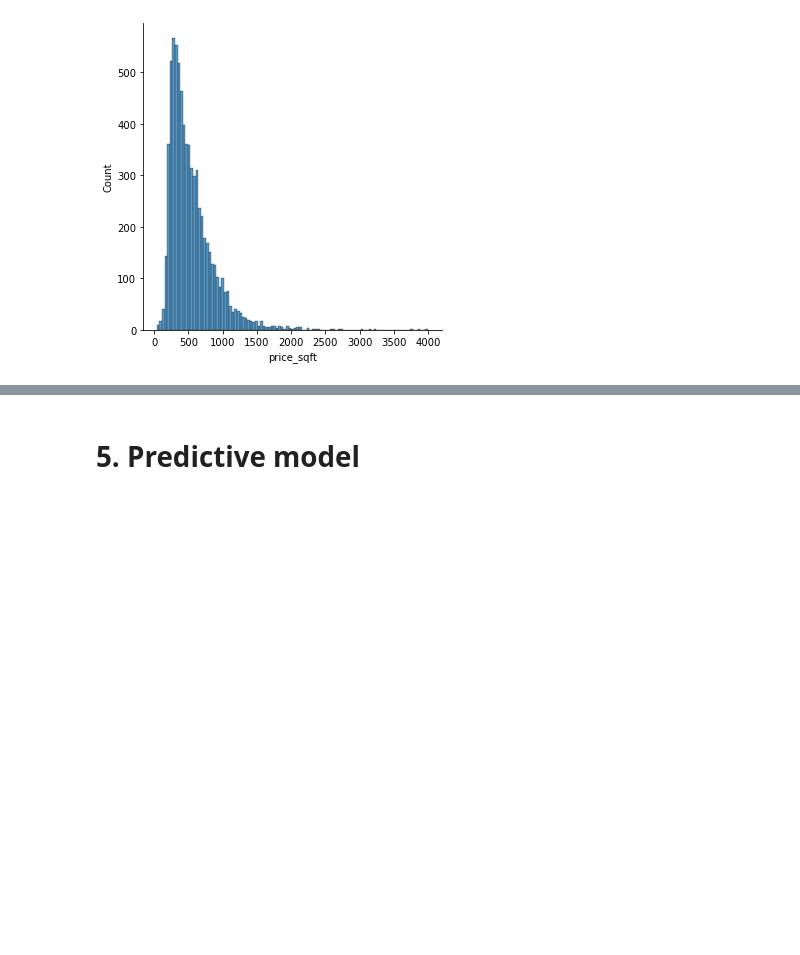
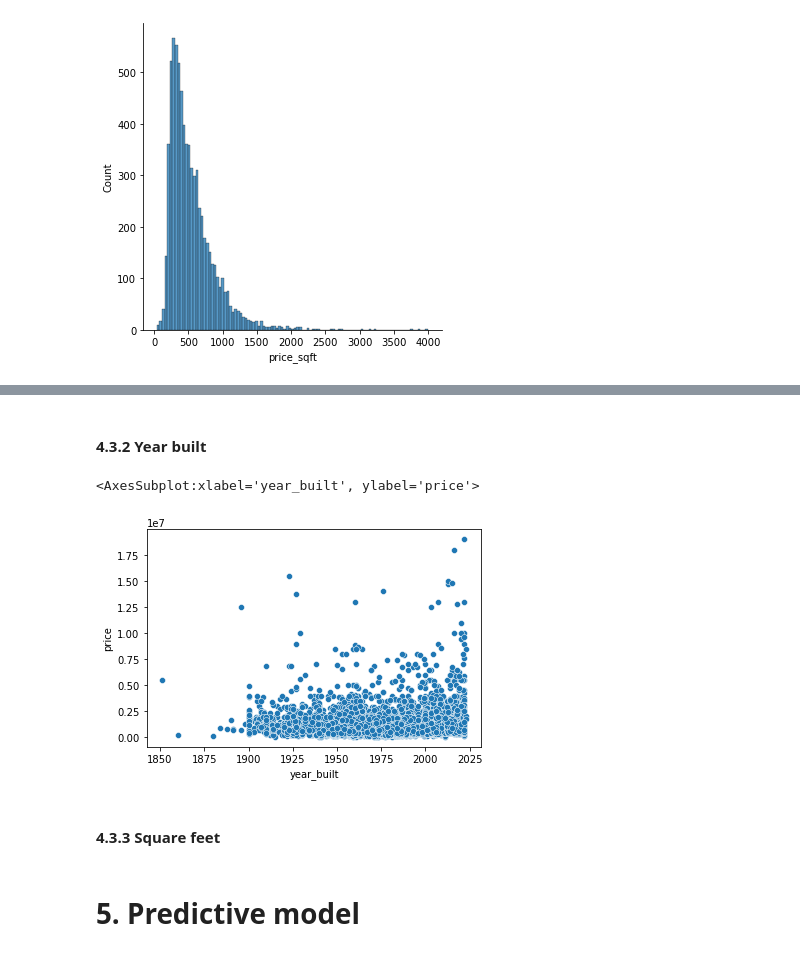
Before and after one commit to matsvdburg/Backup, a Jupyter notebook: Final Assignment - Mats van der Burg.ipynb, the cells around one changed output, grey strips where cells are left out. Saved outputs shown, nothing was run; the diff lists cells and outputs as text; code cells hidden in the pictures; blank space fills up the shorter version.

```diff
--- a/Final Assignment - Mats van der Burg.ipynb
+++ b/Final Assignment - Mats van der Burg.ipynb
@@ -501,3 +527,12 @@ sns.heatmap(df.corr());
+# %% [markdown]
+#### 4.3.2 Year built
+# %%
+sns.scatterplot(data = merged, x = "year_built", y = "price") # build scatterplot
+# %% [output]
+<AxesSubplot:xlabel='year_built', ylabel='price'>
+[figure, added]
+# %% [markdown]
+#### 4.3.3 Square feet
 # %% [markdown]
 # 5. Predictive model
 # %% [markdown]
```
Also changed, not shown: parts of 71 cells of this notebook.
